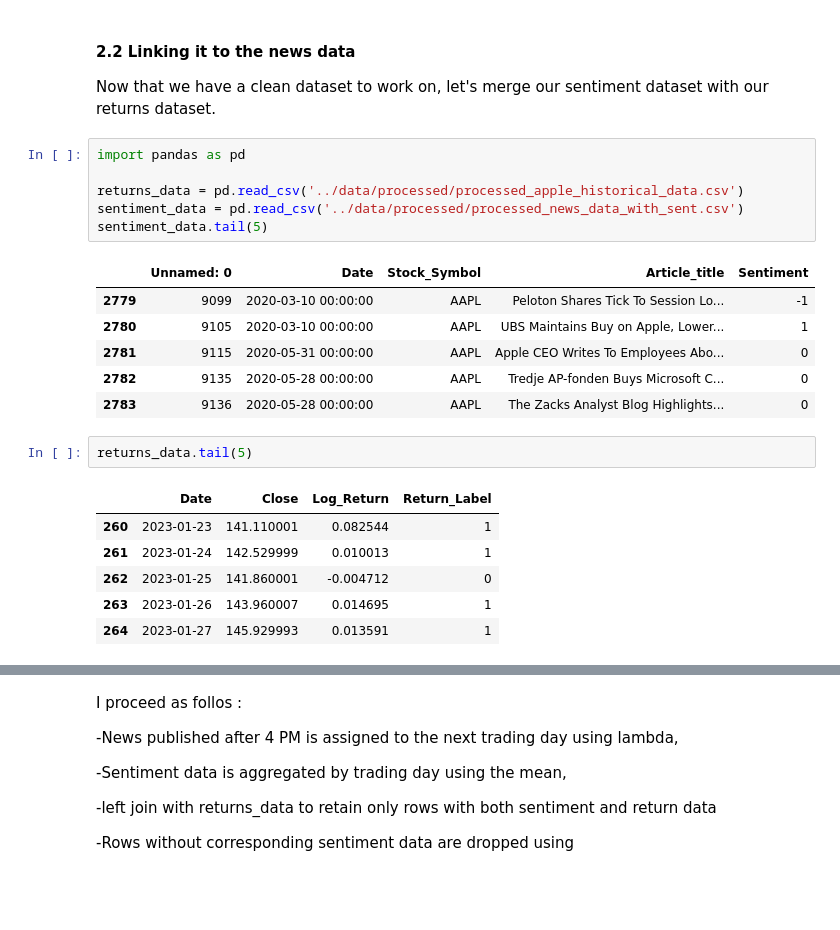
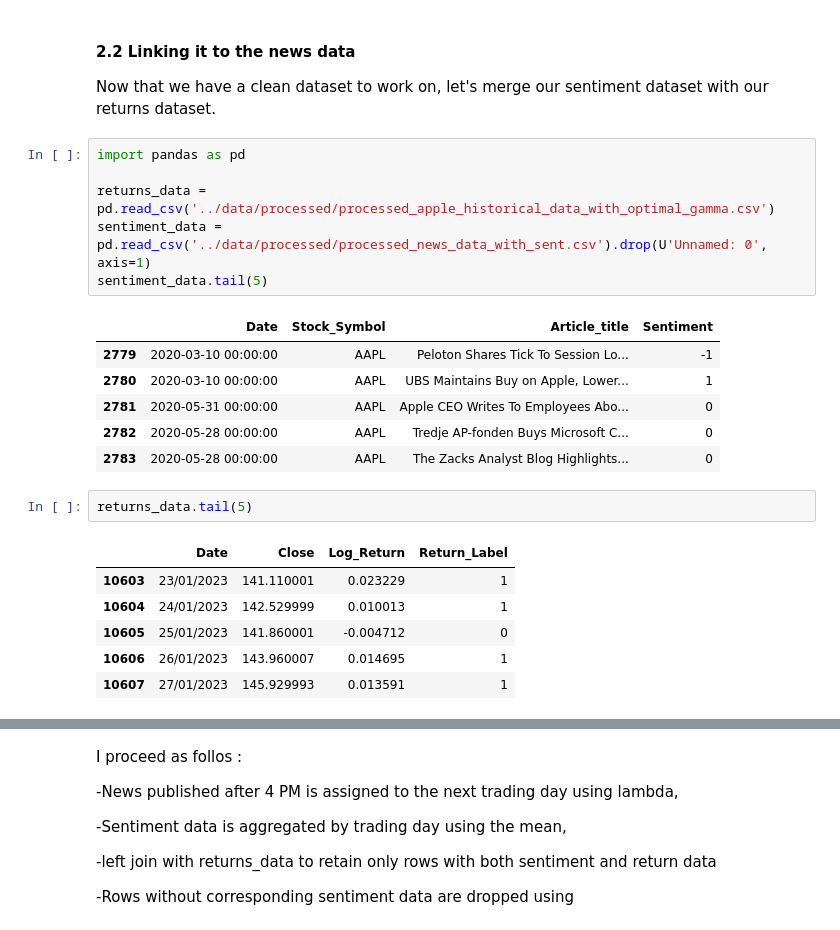
Before and after one commit to Crqbu/Sentiment-Market-Anomaly, a Jupyter notebook: notebooks/data_analysis_with_plots.ipynb, the cells around one changed output, grey strips where cells are left out. Cells and saved outputs as stored; diff of their text form; blank space fills up the shorter version.

```diff
--- a/notebooks/data_analysis_with_plots.ipynb
+++ b/notebooks/data_analysis_with_plots.ipynb
@@ -268,25 +315,25 @@ Now that we have a clean dataset to work on, let's merge our sentiment dataset w
 # %%
 import pandas as pd
 
-returns_data = pd.read_csv('../data/processed/processed_apple_historical_data.csv')
-sentiment_data = pd.read_csv('../data/processed/processed_news_data_with_sent.csv')
+returns_data = pd.read_csv('../data/processed/processed_apple_historical_data_with_optimal_gamma.csv')
+sentiment_data = pd.read_csv('../data/processed/processed_news_data_with_sent.csv').drop(U'Unnamed: 0', axis=1)
 sentiment_data.tail(5)
 # %% [output]
-|  | Unnamed: 0 | Date | Stock_Symbol | Article_title | Sentiment |
-| 2779 | 9099 | 2020-03-10 00:00:00 | AAPL | Peloton Shares Tick To Session Lo... | -1 |
-| 2780 | 9105 | 2020-03-10 00:00:00 | AAPL | UBS Maintains Buy on Apple, Lower... | 1 |
-| 2781 | 9115 | 2020-05-31 00:00:00 | AAPL | Apple CEO Writes To Employees Abo... | 0 |
-| 2782 | 9135 | 2020-05-28 00:00:00 | AAPL | Tredje AP-fonden Buys Microsoft C... | 0 |
-| 2783 | 9136 | 2020-05-28 00:00:00 | AAPL | The Zacks Analyst Blog Highlights... | 0 |
+|  | Date | Stock_Symbol | Article_title | Sentiment |
+| 2779 | 2020-03-10 00:00:00 | AAPL | Peloton Shares Tick To Session Lo... | -1 |
+| 2780 | 2020-03-10 00:00:00 | AAPL | UBS Maintains Buy on Apple, Lower... | 1 |
+| 2781 | 2020-05-31 00:00:00 | AAPL | Apple CEO Writes To Employees Abo... | 0 |
+| 2782 | 2020-05-28 00:00:00 | AAPL | Tredje AP-fonden Buys Microsoft C... | 0 |
+| 2783 | 2020-05-28 00:00:00 | AAPL | The Zacks Analyst Blog Highlights... | 0 |
 # %%
 returns_data.tail(5)
 # %% [output]
 |  | Date | Close | Log_Return | Return_Label |
-| 260 | 2023-01-23 | 141.110001 | 0.082544 | 1 |
-| 261 | 2023-01-24 | 142.529999 | 0.010013 | 1 |
-| 262 | 2023-01-25 | 141.860001 | -0.004712 | 0 |
-| 263 | 2023-01-26 | 143.960007 | 0.014695 | 1 |
-| 264 | 2023-01-27 | 145.929993 | 0.013591 | 1 |
+| 10603 | 23/01/2023 | 141.110001 | 0.023229 | 1 |
+| 10604 | 24/01/2023 | 142.529999 | 0.010013 | 1 |
+| 10605 | 25/01/2023 | 141.860001 | -0.004712 | 0 |
+| 10606 | 26/01/2023 | 143.960007 | 0.014695 | 1 |
+| 10607 | 27/01/2023 | 145.929993 | 0.013591 | 1 |
 # %%
 import seaborn as sns
 
```
Also changed, not shown: parts of 15 cells of this notebook.
